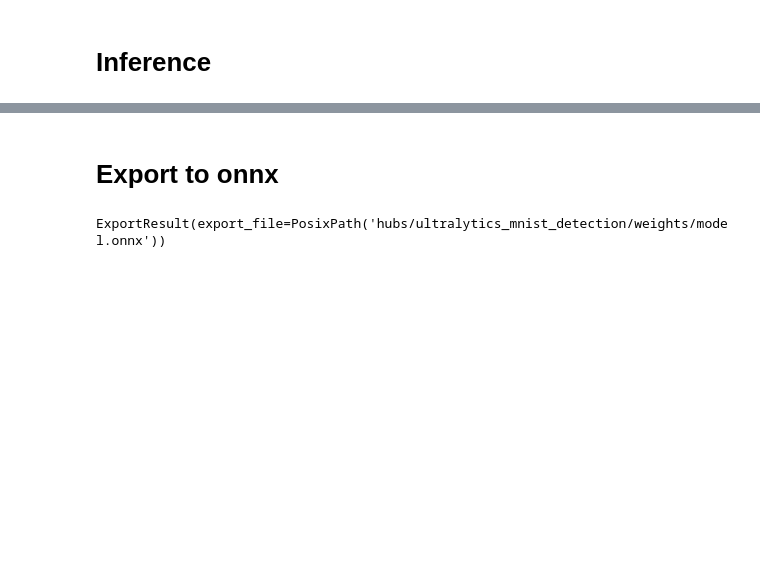
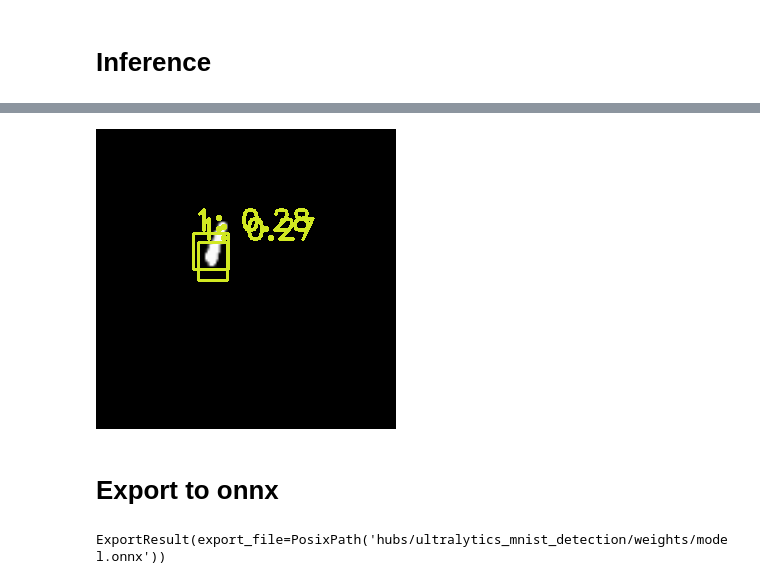
Before and after one commit to snuailab/waffle, a Jupyter notebook: 1_train_eval_infer_export.ipynb, the cells around one changed output, grey strips where cells are left out. Cells and saved outputs as stored; diff of their text form; code cells hidden in the pictures; blank space fills up the shorter version.

```diff
--- a/1_train_eval_infer_export.ipynb
+++ b/1_train_eval_infer_export.ipynb
@@ -136,0 +289,3 @@ EvaluateResult(metrics=[{'tag': 'mAP', 'value': 0.12699943780899048}])
+# %%
+tx_model_hub = TxModelHub.load("tx_model_mnist_detection")
+tx_model_hub.evaluate("mnist_det", set_name="test")
@@ -153,3 +310,9 @@ PIL.Image.open(huggingface_hub.draw_dir / "1.png")
+# %%
+tx_model_hub = TxModelHub.load("tx_model_mnist_detection")
+tx_model_hub.inference("mnist/images", draw=True)
+PIL.Image.open(tx_model_hub.draw_dir / "1.png")
+# %% [output]
+[figure, added]
 # %% [markdown]
 # Export to onnx
 # %%
```
Also changed, not shown: parts of 16 cells of this notebook, 2 other files.
